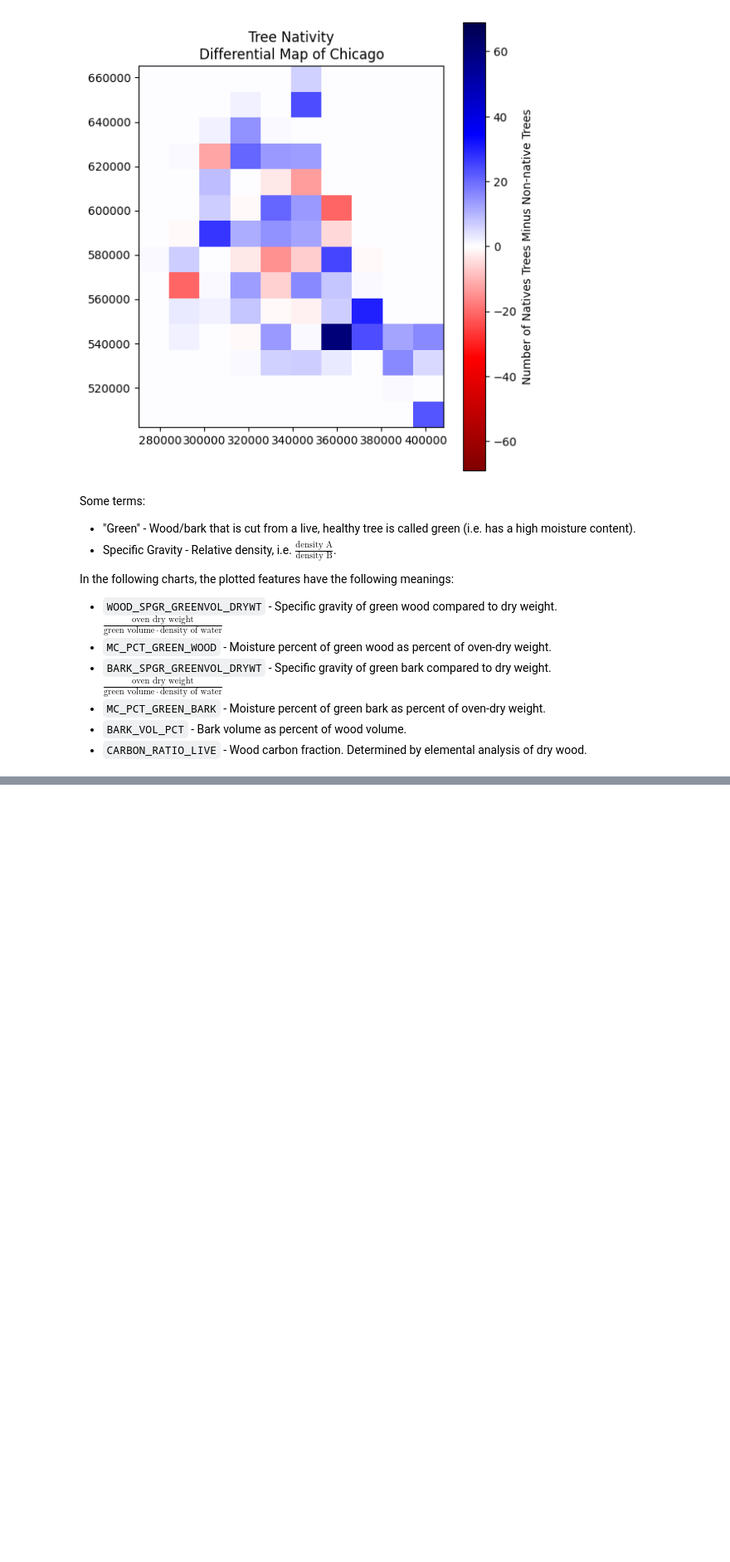
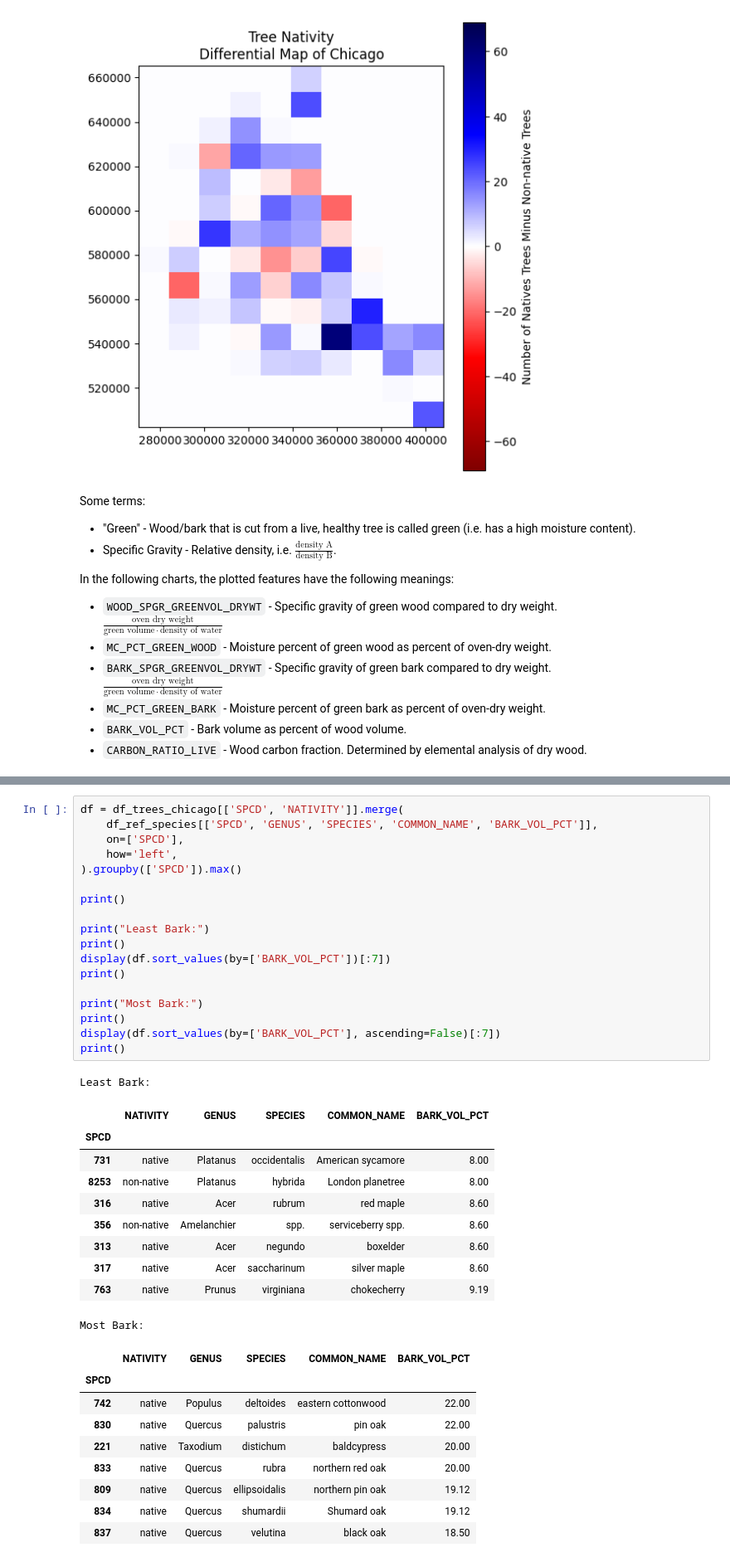
Before and after one commit to fractalate/data-trees-chicago, a Jupyter notebook: explore_chicago_il.ipynb, the cells around one changed output, grey strips where cells are left out. Shown: that part at 83% size. Drawn from its saved outputs; the diff is of its cells as text; blank space fills up the shorter version.

Commit message:
Most/Least Bark/Moisture/Carbon

```diff
--- a/explore_chicago_il.ipynb
+++ b/explore_chicago_il.ipynb
@@ -628,4 +628,43 @@ df[[
 plt.show()
 # %% [output]
 [figure]
+# %%
+df = df_trees_chicago[['SPCD', 'NATIVITY']].merge(
+    df_ref_species[['SPCD', 'GENUS', 'SPECIES', 'COMMON_NAME', 'BARK_VOL_PCT']],
+    on=['SPCD'],
+    how='left',
+).groupby(['SPCD']).max()
+
+print()
+
+print("Least Bark:")
+print()
+display(df.sort_values(by=['BARK_VOL_PCT'])[:7])
+print()
+
+print("Most Bark:")
+print()
+display(df.sort_values(by=['BARK_VOL_PCT'], ascending=False)[:7])
+print()
+# %% [output]
+Least Bark:
+|  | NATIVITY | GENUS | SPECIES | COMMON_NAME | BARK_VOL_PCT |
+| SPCD |  |  |  |  |  |
+| 731 | native | Platanus | occidentalis | American sycamore | 8.00 |
+| 8253 | non-native | Platanus | hybrida | London planetree | 8.00 |
+| 316 | native | Acer | rubrum | red maple | 8.60 |
+| 356 | non-native | Amelanchier | spp. | serviceberry spp. | 8.60 |
+| 313 | native | Acer | negundo | boxelder | 8.60 |
+| 317 | native | Acer | saccharinum | silver maple | 8.60 |
+| 763 | native | Prunus | virginiana | chokecherry | 9.19 |
+Most Bark:
+|  | NATIVITY | GENUS | SPECIES | COMMON_NAME | BARK_VOL_PCT |
+| SPCD |  |  |  |  |  |
+| 742 | native | Populus | deltoides | eastern cottonwood | 22.00 |
+| 830 | native | Quercus | palustris | pin oak | 22.00 |
+| 221 | native | Taxodium | distichum | baldcypress | 20.00 |
+| 833 | native | Quercus | rubra | northern red oak | 20.00 |
+| 809 | native | Quercus | ellipsoidalis | northern pin oak | 19.12 |
+| 834 | native | Quercus | shumardii | Shumard oak | 19.12 |
+| 837 | native | Quercus | velutina | black oak | 18.50 |
 # %%
```
Also changed, not shown: parts of 3 cells of this notebook.
